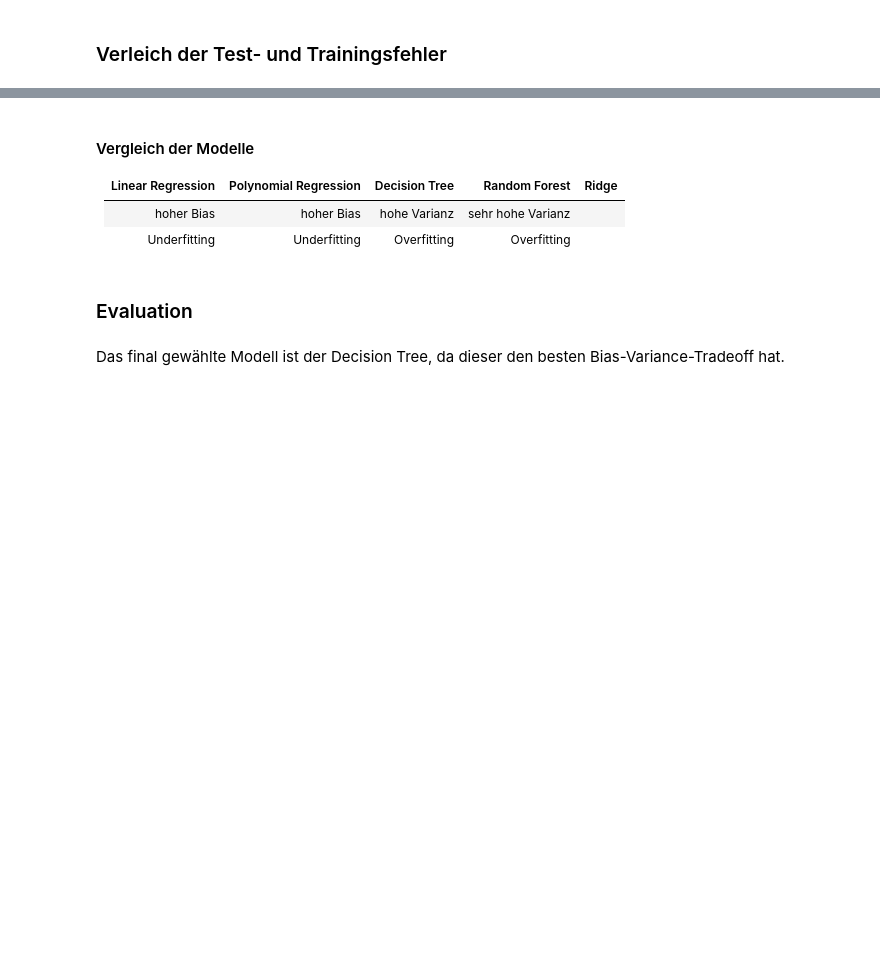
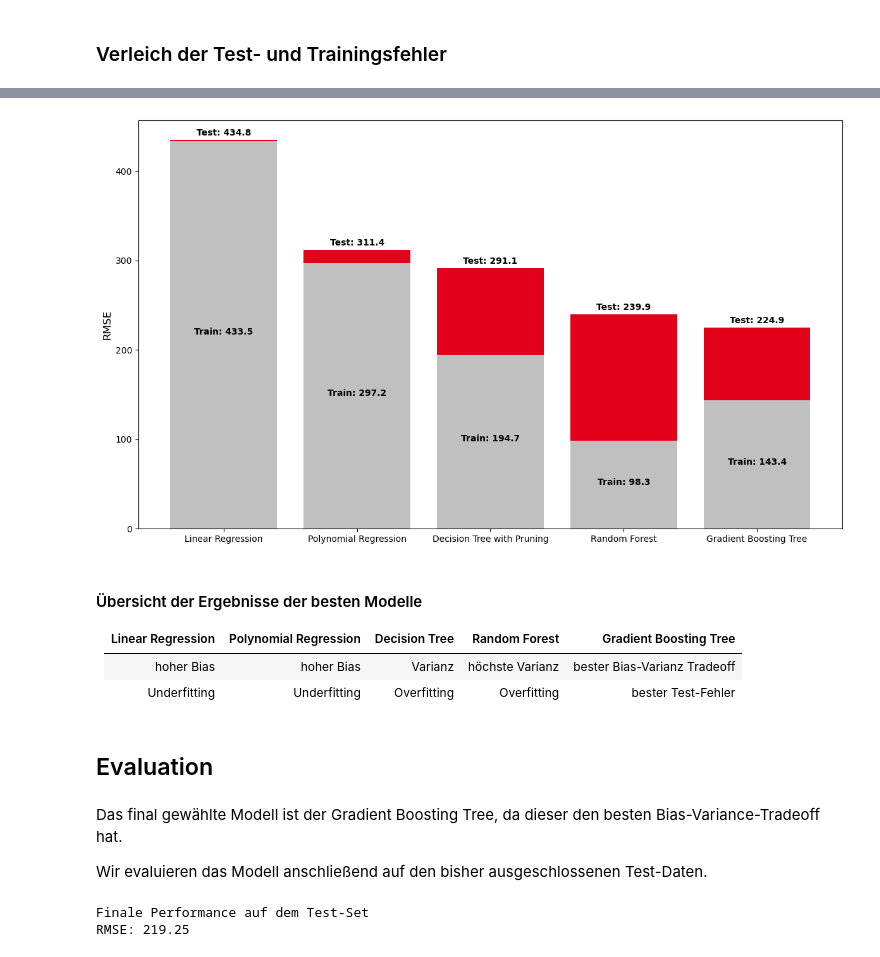
Before and after one commit to robbiesumner/DHBW-Machine-Learning-R2-D2, a Jupyter notebook: notebook.ipynb, the cells around one changed output, grey strips where cells are left out. Saved outputs shown, nothing was run; the diff lists cells and outputs as text; code cells hidden in the pictures; blank space fills up the shorter version.

```diff
--- a/notebook.ipynb
+++ b/notebook.ipynb
@@ -291,2 +283,0 @@ GridSearchCV(cv=KFold(n_splits=5, random_state=17, shuffle=True),
-# %%
-best_models["polynomial_regression"] = grid_search.best_estimator_
@@ -341,2 +328,0 @@ GridSearchCV(cv=KFold(n_splits=5, random_state=17, shuffle=True),
-# %%
-best_models["decision_tree"] = grid_search.best_estimator_
@@ -377,2 +372,0 @@ GridSearchCV(cv=KFold(n_splits=5, random_state=17, shuffle=True),
-# %%
-best_models["random_forest"] = grid_search.best_estimator_
@@ -457,11 +425,37 @@ comparison_df
+# %%
+plt.figure(figsize=(12, 7))
+plt.bar(best_models.index, best_models["test_rmse"], color="#E2001A")
+plt.bar(best_models.index, best_models["train_rmse"], color="silver")
+plt.ylabel("RMSE", fontsize=12)
+for i, row in best_models.iterrows():
+    plt.text(
+        i,
+        row["test_rmse"] + 5,
+        f"Test: {row['test_rmse']:.1f}",
+        ha="center",
+        fontweight="bold",
+    )
+    plt.text(
+        i,
+        row["train_rmse"] / 2,
+        f"Train: {row['train_rmse']:.1f}",
+        ha="center",
+        fontweight="bold",
+    )
+plt.tight_layout()
+plt.show()
+# %% [output]
+[figure, added]
 # %% [markdown]
-#### Vergleich der Modelle
+#### Übersicht der Ergebnisse der besten Modelle
 
-| Linear Regression | Polynomial Regression | Decision Tree| Random Forest |Ridge|
-| ----------------- | --------------------- |--------------|---------------|-----|
-|hoher Bias | hoher Bias| hohe Varianz |sehr hohe Varianz |
-| Underfitting|Underfitting |Overfitting| Overfitting |
+| Linear Regression | Polynomial Regression | Decision Tree| Random Forest |Gradient Boosting Tree|
+| ----------------- | --------------------- |--------------|---------------|---------------------|
+|hoher Bias | hoher Bias| Varianz |höchste Varianz| bester Bias-Varianz Tradeoff|
+| Underfitting|Underfitting |Overfitting| Overfitting | bester Test-Fehler|
 # %% [markdown]
-### Evaluation
+## Evaluation
 # %% [markdown]
-Das final gewählte Modell ist der Decision Tree, da dieser den besten Bias-Variance-Tradeoff hat.
+Das final gewählte Modell ist der Gradient Boosting Tree, da dieser den besten Bias-Variance-Tradeoff hat.
+
+Wir evaluieren das Modell anschließend auf den bisher ausgeschlossenen Test-Daten.
@@ -467,0 +464,8 @@ Das final gewählte Modell ist der Decision Tree, da dieser den besten Bias-Vari
+# %%
+final_rmse = np.sqrt(mean_squared_error(y_test, y_pred))
+
+print("Finale Performance auf dem Test-Set")
+print(f"RMSE: {final_rmse:.2f}")
+# %% [output]
+Finale Performance auf dem Test-Set
+RMSE: 219.25
```
Also changed, not shown: parts of 45 cells of this notebook.
